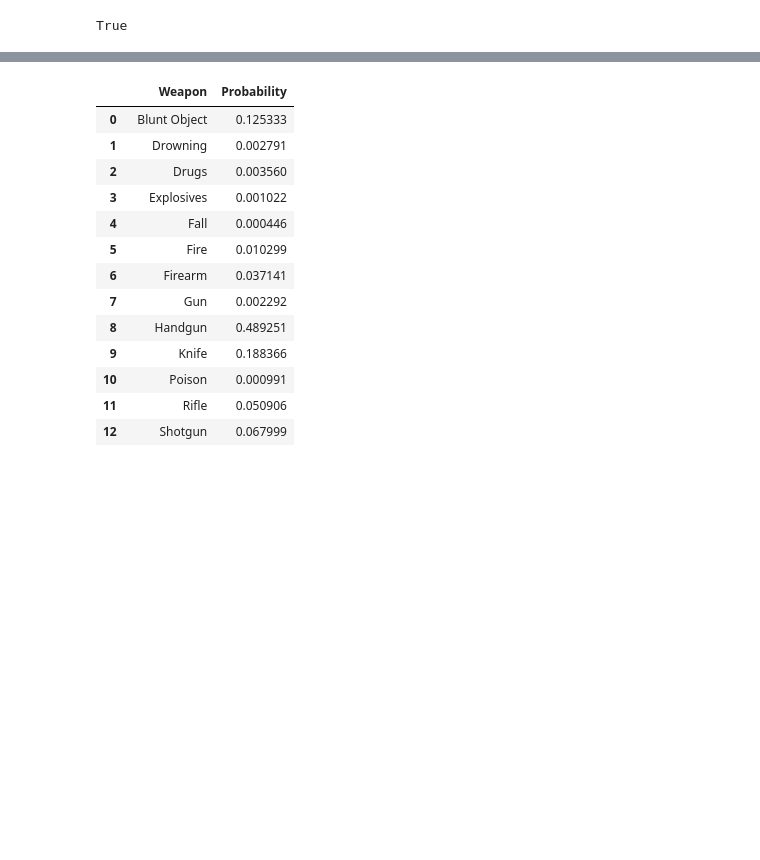
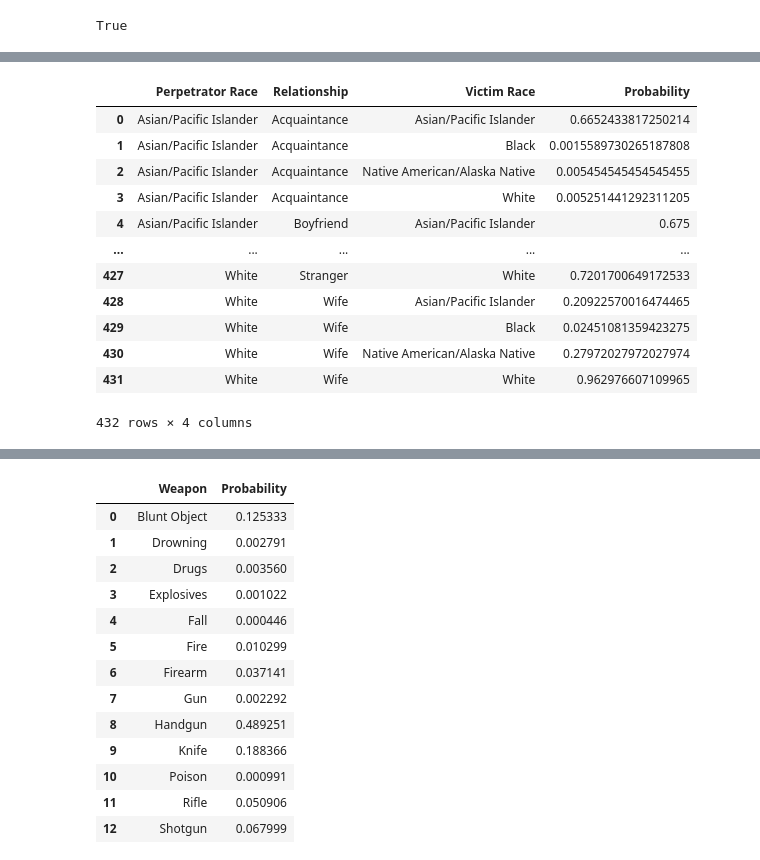
Before and after one commit to WARDROK/PW-WSI, a Jupyter notebook: lab7/BayesianNetwork.ipynb, the cells around one changed output, grey strips where cells are left out. Saved outputs shown, nothing was run; the diff lists cells and outputs as text; code cells hidden in the pictures; blank space fills up the shorter version.

```diff
--- a/lab7/BayesianNetwork.ipynb
+++ b/lab7/BayesianNetwork.ipynb
@@ -128,0 +261,33 @@ df_pr
+# %%
+cpd = murders_model.get_cpds("Perpetrator Race")
+cpd.to_csv("perpetrator_race_cpd.csv")
+
+df = pd.read_csv("perpetrator_race_cpd.csv", header=None)
+
+columns = ["Perpetrator Race", "Relationship", "Victim Race", "Probability"]
+rows = []
+
+for i in range(2, len(df)):
+    victim_race = df.iloc[i, 0].replace("Perpetrator Race(", "").replace(")", "")
+    for j in range(1, len(df.columns)):
+        relationship = df.iloc[0, j].replace("Relationship(", "").replace(")", "")
+        weapon = df.iloc[1, j].replace("Victim Race(", "").replace(")", "")
+        probability = df.iloc[i, j]
+        rows.append([victim_race, relationship, weapon, probability])
+
+df_perpetrator_race_cpd = pd.DataFrame(rows, columns=columns)
+df_perpetrator_race_cpd
+# %% [output]
+|  | Perpetrator Race | Relationship | Victim Race | Probability |
+| 0 | Asian/Pacific Islander | Acquaintance | Asian/Pacific Islander | 0.6652433817250214 |
+| 1 | Asian/Pacific Islander | Acquaintance | Black | 0.0015589730265187808 |
+| 2 | Asian/Pacific Islander | Acquaintance | Native American/Alaska Native | 0.005454545454545455 |
+| 3 | Asian/Pacific Islander | Acquaintance | White | 0.005251441292311205 |
+| 4 | Asian/Pacific Islander | Boyfriend | Asian/Pacific Islander | 0.675 |
+| ... | ... | ... | ... | ... |
+| 427 | White | Stranger | White | 0.7201700649172533 |
+| 428 | White | Wife | Asian/Pacific Islander | 0.20922570016474465 |
+| 429 | White | Wife | Black | 0.02451081359423275 |
+| 430 | White | Wife | Native American/Alaska Native | 0.27972027972027974 |
+| 431 | White | Wife | White | 0.962976607109965 |
+432 rows × 4 columns
```
Also changed, not shown: parts of 18 cells of this notebook, 1 other file.
